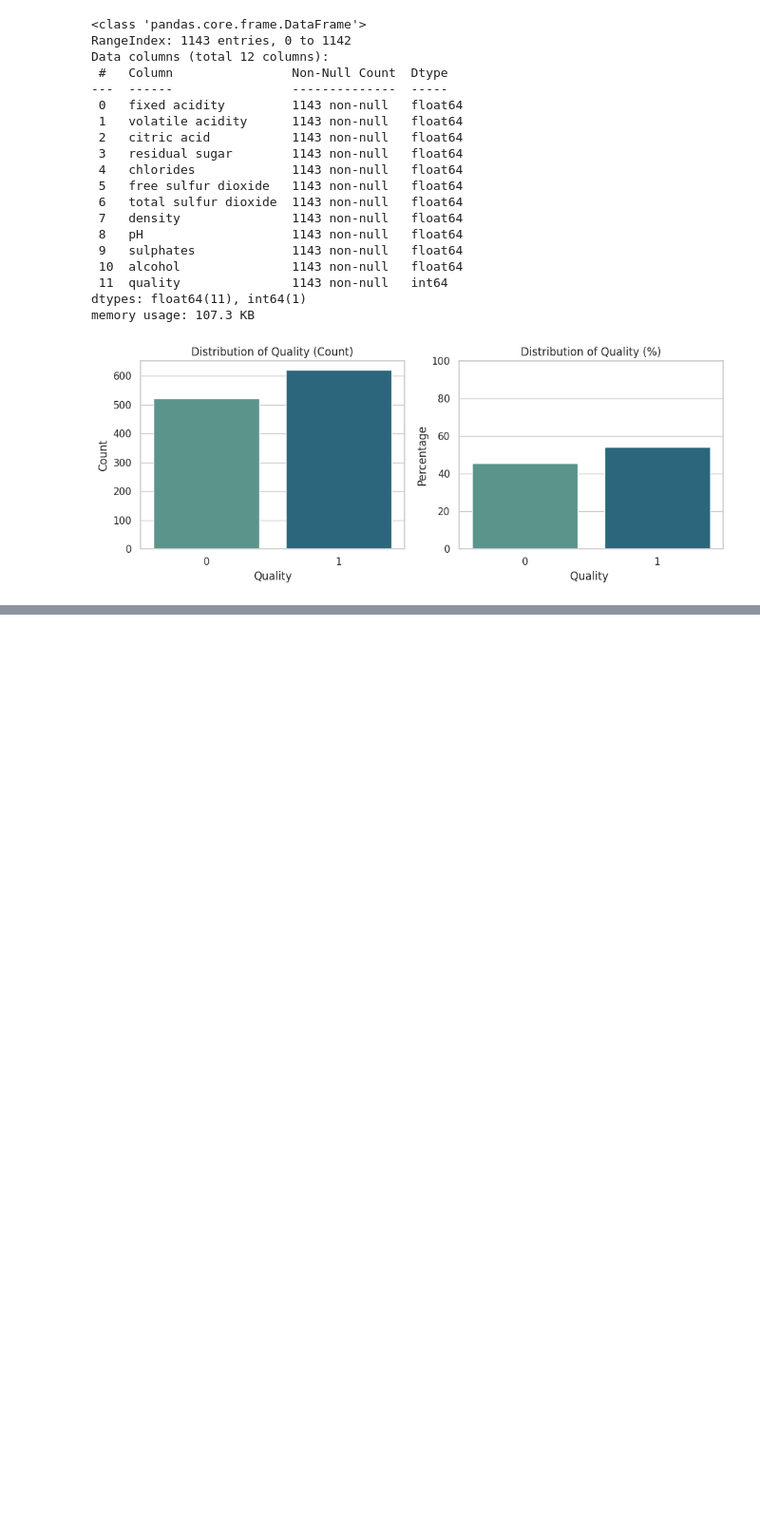
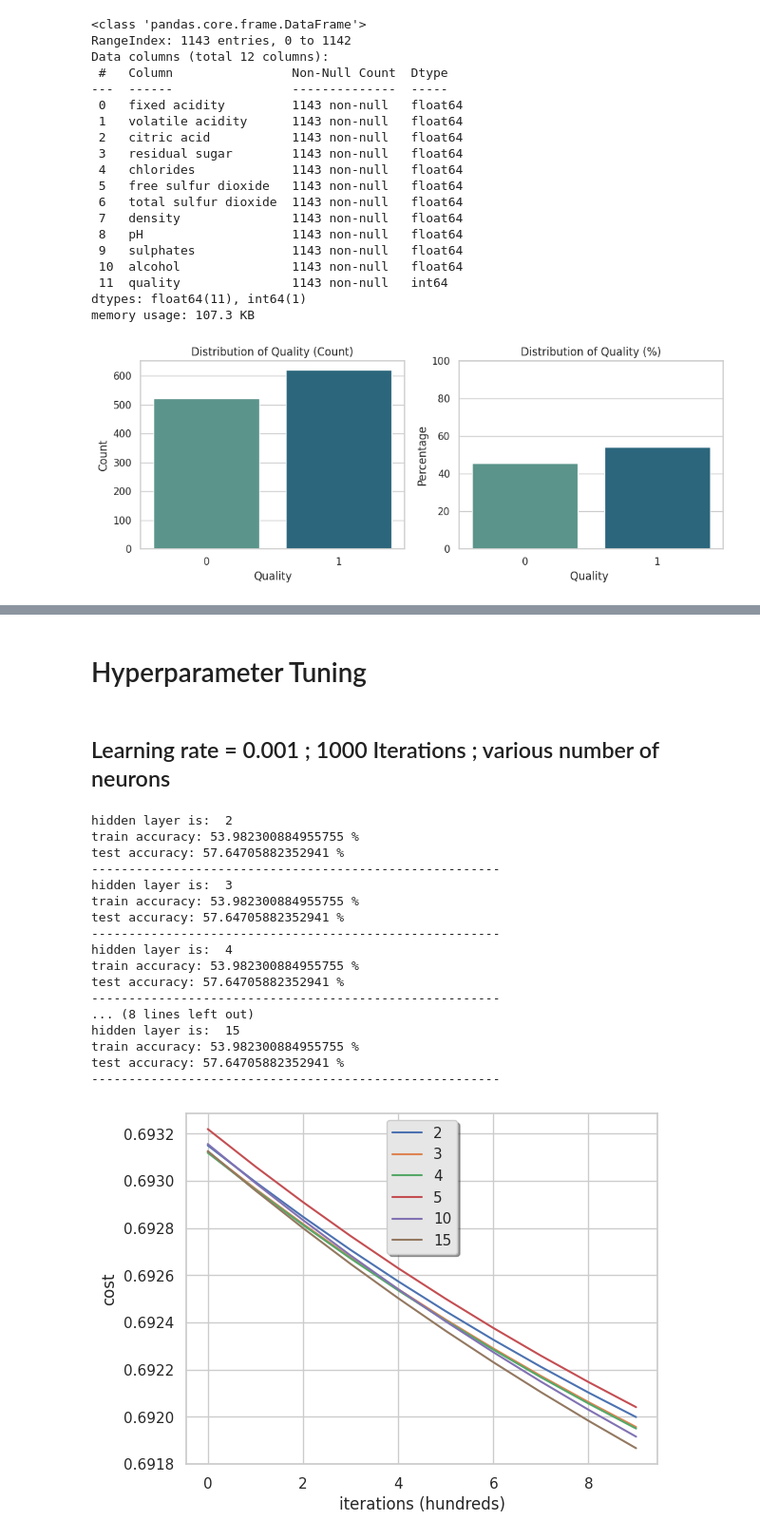
Before and after one commit to nicolasyannick/wine-quality-ANN, a Jupyter notebook: Wine_Quality_ANN.ipynb, the cells around one changed output, grey strips where cells are left out. Shown at 95% size. Cells and saved outputs as stored; diff of their text form; code cells hidden in the pictures; blank space fills up the shorter version.

```diff
--- a/Wine_Quality_ANN.ipynb
+++ b/Wine_Quality_ANN.ipynb
@@ -95,0 +164,10 @@ plt.show()
+# %%
+def define_structure(X, Y):
+  input_layer = X.shape[0] # size of input layer
+  hidden_layer = 4 #hidden layer of size 4 (4 neurons)
+  output_layer = Y.shape[0] # size of output layer
+  return (input_layer, hidden_layer, output_layer)
+(input_layer, hidden_layer, output_layer) = define_structure(X_train, y_train)
+print("The size of the input layer is: = " + str(input_layer))
+print("The size of the hidden layer is: = " + str(hidden_layer))
+print("The size of the output layer is: = " + str(output_layer))
@@ -95,0 +311,14 @@ plt.show()
+# %%
+def predict(parameters, X):
+  # Computes probabilities using forward propagation
+  Y_prediction = np.zeros((1, X.shape[1]))
+  A2, cache = forward_propagation(X, parameters)
+
+  for i in range(A2.shape[1]):
+    # Convert probabilities A[0,i] to actual predictions p[0,i]
+    if A2[0,i] > 0.5:
+      Y_prediction[[0],[i]] = 1
+    else:
+     Y_prediction[[0],[i]] = 0
+
+  return Y_prediction
@@ -95,0 +393,43 @@ plt.show()
+# %% [markdown]
+# Hyperparameter Tuning
+# %% [markdown]
+## Learning rate = 0.001 ; 1000 Iterations ; various number of neurons
+# %%
+hidden_layer = [2,3,4,5,10,15]
+models = {}
+
+for i in hidden_layer:
+  print ("hidden layer is: ",i)
+  models[i] = nn_model(X_train, y_train, X_test, y_test, n_h = i, num_iterations = 1000, learning_rate = 0.001, print_cost = False)
+  print ("-------------------------------------------------------")
+
+
+for i in hidden_layer:
+  plt.plot(np.squeeze(models[i]["costs"]), label= str(models[i]["n_h"]))
+
+plt.ylabel('cost')
+plt.xlabel('iterations (hundreds)')
+
+legend = plt.legend(loc='upper center', shadow=True)
+frame = legend.get_frame()
+frame.set_facecolor('0.90')
+plt.show()
+# %% [output]
+hidden layer is:  2
+train accuracy: 53.982300884955755 %
+test accuracy: 57.64705882352941 %
+-------------------------------------------------------
+hidden layer is:  3
+train accuracy: 53.982300884955755 %
+test accuracy: 57.64705882352941 %
+-------------------------------------------------------
+hidden layer is:  4
+train accuracy: 53.982300884955755 %
+test accuracy: 57.64705882352941 %
+-------------------------------------------------------
+... (8 lines left out)
+hidden layer is:  15
+train accuracy: 53.982300884955755 %
+test accuracy: 57.64705882352941 %
+-------------------------------------------------------
+[figure, added]
```
Also changed, not shown: parts of 52 cells of this notebook.
